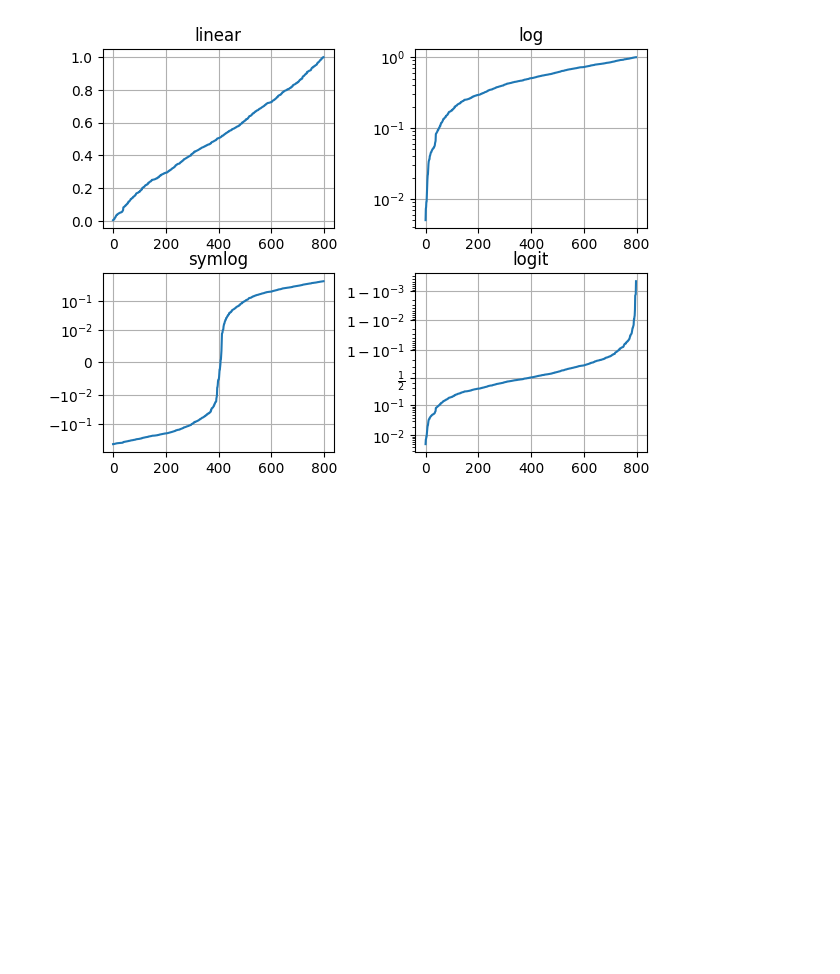
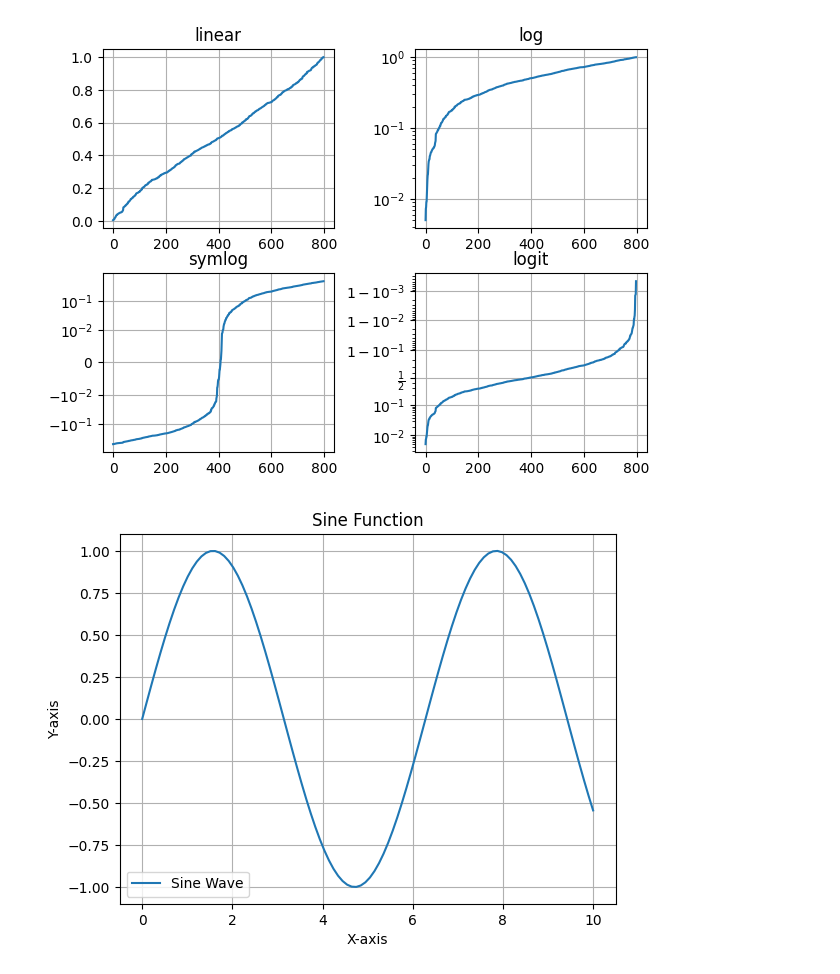
Before and after one commit to mrashutoshnigam/ai-ml-course, a Jupyter notebook: matplotlib/tutorial1.ipynb, the cells around one changed output. Saved outputs shown, nothing was run; the diff lists cells and outputs as text; code cells hidden in the pictures; blank space fills up the shorter version.

Commit message:
added some plots

```diff
--- a/matplotlib/tutorial1.ipynb
+++ b/matplotlib/tutorial1.ipynb
@@ -192,3 +192,25 @@ plt.subplots_adjust(top=0.92, bottom=0.08, left=0.10, right=0.95, hspace=0.25,
 plt.show()
 # %% [output]
 [figure]
+# %%
+import matplotlib.pyplot as plt
+import numpy as np
+
+# Prepare data
+x = np.linspace(0, 10, 100)  # 100 evenly spaced values from 0 to 10
+y = np.sin(x)  # Sine of x
+
+# Create plot
+plt.plot(x, y, label='Sine Wave')  # Plot line with label
+
+# Customize
+plt.title('Sine Function')
+plt.xlabel('X-axis')
+plt.ylabel('Y-axis')
+plt.legend()  # Display legend
+plt.grid(True)  # Add grid
+
+# Display
+plt.show()
+# %% [output]
+[figure, added]
```
Also changed, not shown: parts of 1 cell of this notebook.
